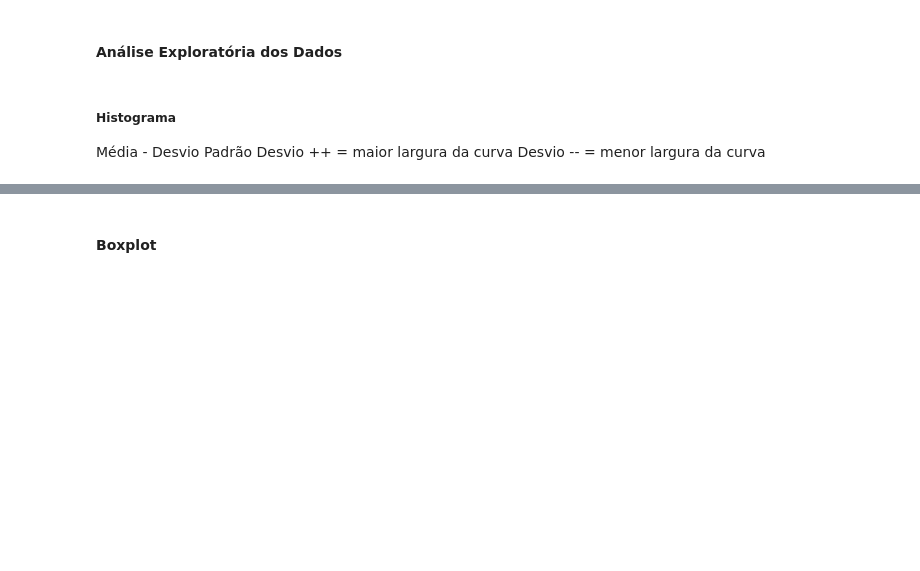
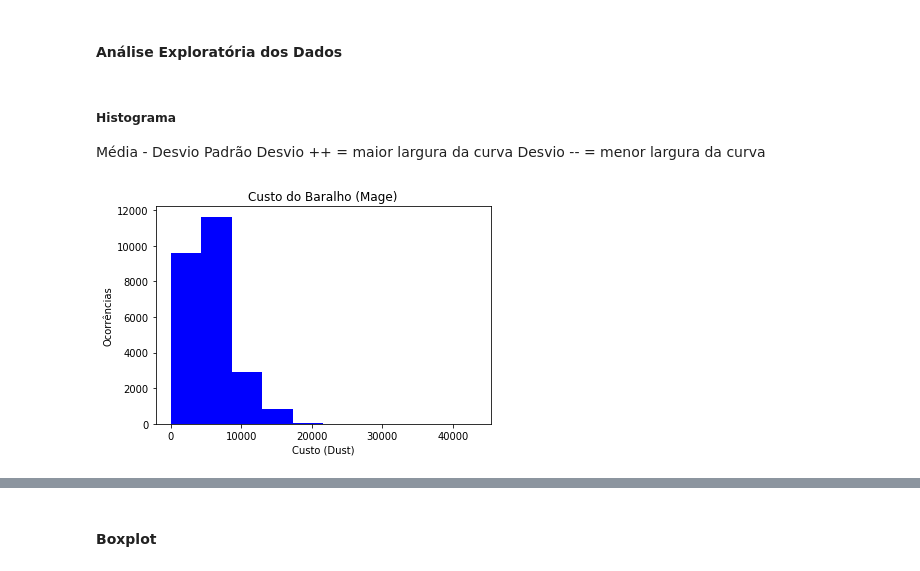
Before and after one commit to xdot2012/hearthstone_card_prediction, a Jupyter notebook: DataScience/Chrisao/Ciência de Dados.ipynb, the cells around one changed output, grey strips where cells are left out. Cells and saved outputs as stored; diff of their text form; code cells hidden in the pictures; blank space fills up the shorter version.

```diff
--- a/DataScience/Chrisao/Ciência de Dados.ipynb
+++ b/DataScience/Chrisao/Ciência de Dados.ipynb
@@ -112,5 +122,20 @@ Index(['artist', 'attack', 'cardClass', 'classes', 'collectible',
 # %% [markdown]
 <h4><strong>Limpeza dos Dados</strong></h4>
+# %%
+# remove tabs and newlines from user names
+decks['user'] = decks['user'].apply(str.strip)
+
+#remove other game modes
+filter_ranked = decks['deck_type'] == 'Ranked Deck'
+decks = decks[filter_ranked]
+
+# transform date strings to datetime objects
+decks.date = pandas.to_datetime(decks.date)
+release_date = datetime(2014, 3, 11)
+filter_release_date = decks.date > release_date
+decks = decks[filter_release_date]
+
+decks['year'] = pandas.DatetimeIndex(decks['date']).year
 # %% [markdown]
 <h4><strong>Filtragem de Dados</strong></h4>
 # %%
@@ -210,0 +212,65 @@ Desvio -- = menor largura da curva
+# %%
+plt.hist(decks[filter_mage_decks].craft_cost, color= "blue", histtype="bar")
+plt.title("Custo do Baralho (Mage)")
+plt.xlabel("Custo (Dust)")
+plt.ylabel("Ocorrências")
+plt.savefig("graphs/cost/dust_mage.png",dpi=300)
+plt.show()
+
+plt.hist(decks[filter_priest_decks].craft_cost, color= "magenta", histtype="bar")
+plt.title("Custo do Baralho (Priest)")
+plt.xlabel("Custo (Dust)")
+plt.ylabel("Ocorrências")
+plt.savefig("graphs/cost/dust_priest.png",dpi=300)
+plt.show()
+
+plt.hist(decks[filter_paladin_decks].craft_cost, color= "yellow", histtype="bar")
+plt.title("Custo do Baralho (Paladin)")
+plt.xlabel("Custo (Dust)")
+plt.ylabel("Ocorrências")
+plt.savefig("graphs/cost/dust_paladin.png",dpi=300)
+plt.show()
+
+plt.hist(decks[filter_warlock_decks].craft_cost, color= "#554c70", histtype="bar")
+plt.title("Custo do Baralho (Warlock)")
+plt.xlabel("Custo (Dust)")
+plt.ylabel("Ocorrências")
+plt.savefig("graphs/cost/dust_warlock.png",dpi=300)
+plt.show()
+
+plt.hist(decks[filter_druid_decks].craft_cost, color= "cyan", histtype="bar")
+plt.title("Custo do Baralho (Druid)")
+plt.xlabel("Custo (Dust)")
+plt.ylabel("Ocorrências")
+plt.savefig("graphs/cost/dust_druid.png",dpi=300)
+plt.show()
+
+plt.hist(decks[filter_shaman_decks].craft_cost, color= "purple", histtype="bar")
+plt.title("Custo do Baralho (Shaman)")
+plt.xlabel("Custo (Dust)")
+plt.ylabel("Ocorrências")
+plt.savefig("graphs/cost/dust_druid.png",dpi=300)
+plt.show()
+
+plt.hist(decks[filter_warrior_decks].craft_cost, color= "red", histtype="bar")
+plt.title("Custo do Baralho (Warrior)")
+plt.xlabel("Custo (Dust)")
+plt.ylabel("Ocorrências")
+plt.savefig("graphs/cost/dust_warrior.png",dpi=300)
+plt.show()
+
+plt.hist(decks[filter_rogue_decks].craft_cost, color= "gray", histtype="bar")
+plt.title("Custo do Baralho (Rogue)")
+plt.xlabel("Custo (Dust)")
+plt.ylabel("Ocorrências")
+plt.savefig("graphs/cost/dust_rogue.png",dpi=300)
+plt.show()
+
+plt.hist(decks[filter_hunter_decks].craft_cost, color= "green", histtype="bar")
+plt.title("Custo do Baralho (Hunter)")
+plt.xlabel("Custo (Dust)")
+plt.ylabel("Ocorrências")
+plt.savefig("graphs/cost/dust_hunter.png",dpi=300)
+plt.show()
+# %% [output]
+[figure, added]
```
Also changed, not shown: parts of 27 cells of this notebook, 24 other files.
